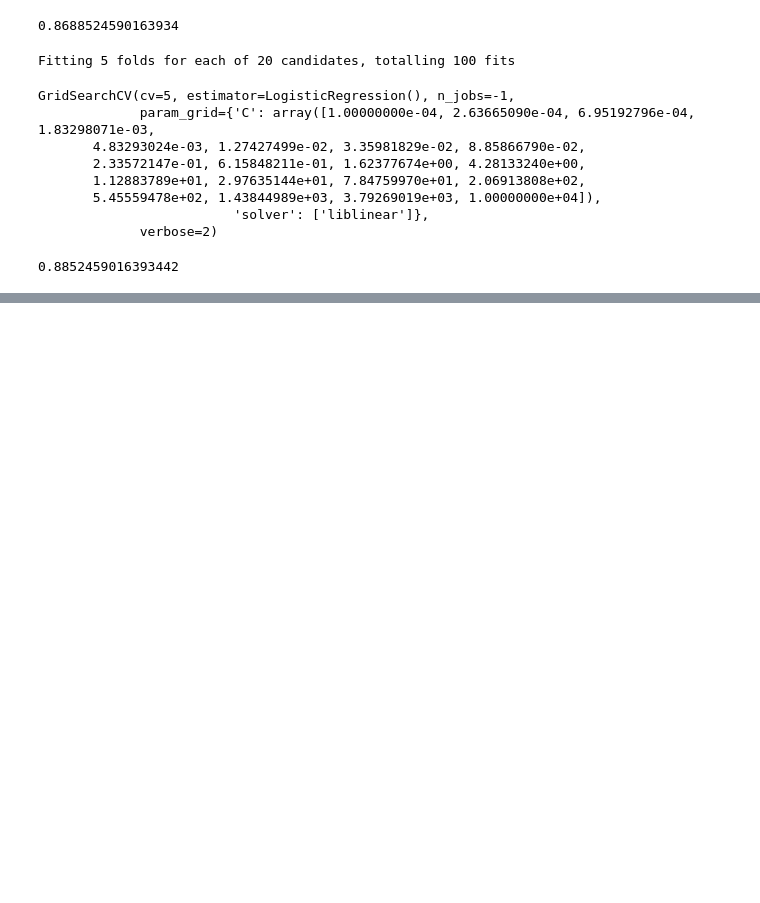
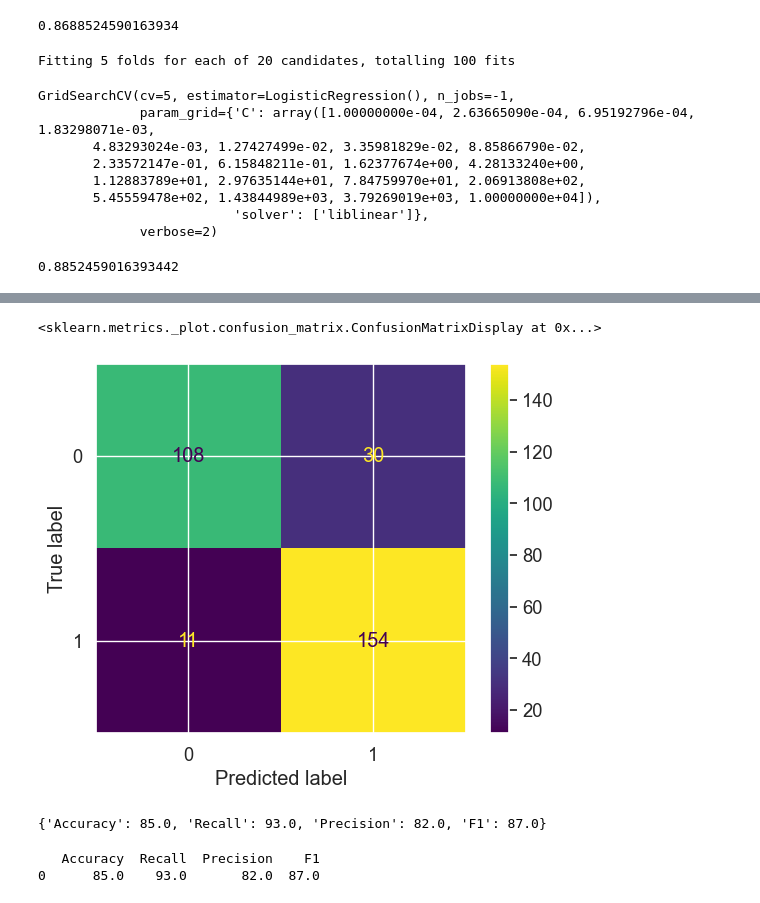
Before and after one commit to EZENWERE/ML-PROJECTS, a Jupyter notebook: Sklearn3.0.ipynb, the cells around one changed output, grey strips where cells are left out. Drawn from its saved outputs; the diff is of its cells as text; code cells hidden in the pictures; blank space fills up the shorter version.

```diff
--- a/Sklearn3.0.ipynb
+++ b/Sklearn3.0.ipynb
@@ -715,0 +774,42 @@ gs_log_reg.score(x_test, y_test) # done very well
+# %%
+ConfusionMatrixDisplay.from_estimator(estimator=gs_log_reg, X=x, y=y)
+# %% [output]
+<sklearn.metrics._plot.confusion_matrix.ConfusionMatrixDisplay at 0x...>
+[figure, added]
+# %%
+
+# Avoid overwriting built-in 'dict'
+scoring_dict = {
+    "Accuracy": "accuracy",
+    "Recall": "recall",
+    "Precision": "precision",
+    "F1": "f1"
+}
+
+def cross_val(clf, x, y):
+    """
+    Calculates cross-validation scores for different metrics.
+    Returns a dictionary of metric names and their average scores.
+    """
+    output = {}
+    for name, score_type in scoring_dict.items():
+        scores = cross_val_score(clf,
+                                 x,
+                                 y,
+                                 cv=5,
+                                 scoring=score_type)
+        output[name] = round(np.mean(scores), 2)*100
+    return output
+
+# Example usage:
+clf = LogisticRegression(C=0.23357214690901212, solver="liblinear")
+results = cross_val(clf, x, y)
+print(results)
+# %% [output]
+{'Accuracy': 85.0, 'Recall': 93.0, 'Precision': 82.0, 'F1': 87.0}
+# %%
+result_df = pd.DataFrame([results], index = None)  # Wrap in list = one row
+print(result_df)
+# %% [output]
+   Accuracy  Recall  Precision    F1
+0      85.0    93.0       82.0  87.0
```
Also changed, not shown: parts of 20 cells of this notebook.
